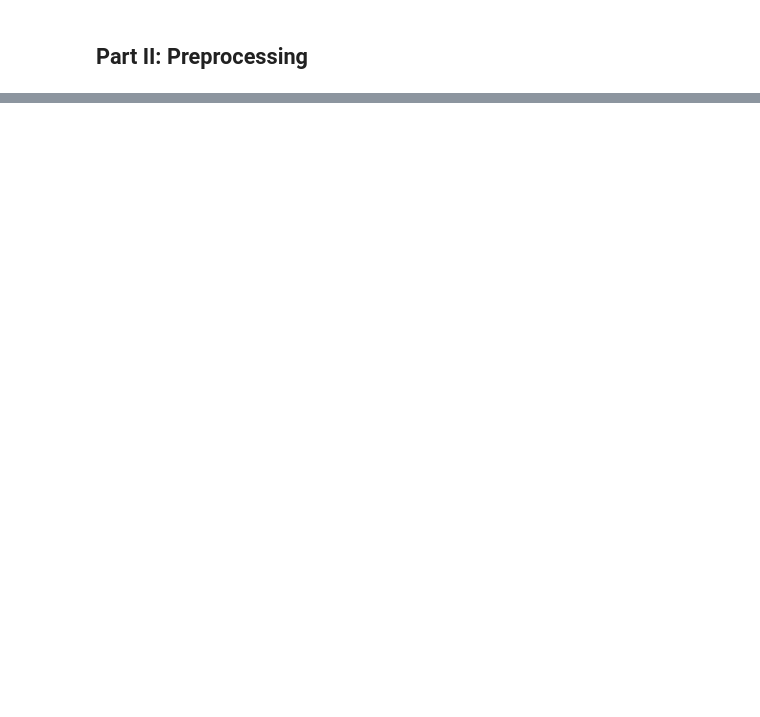
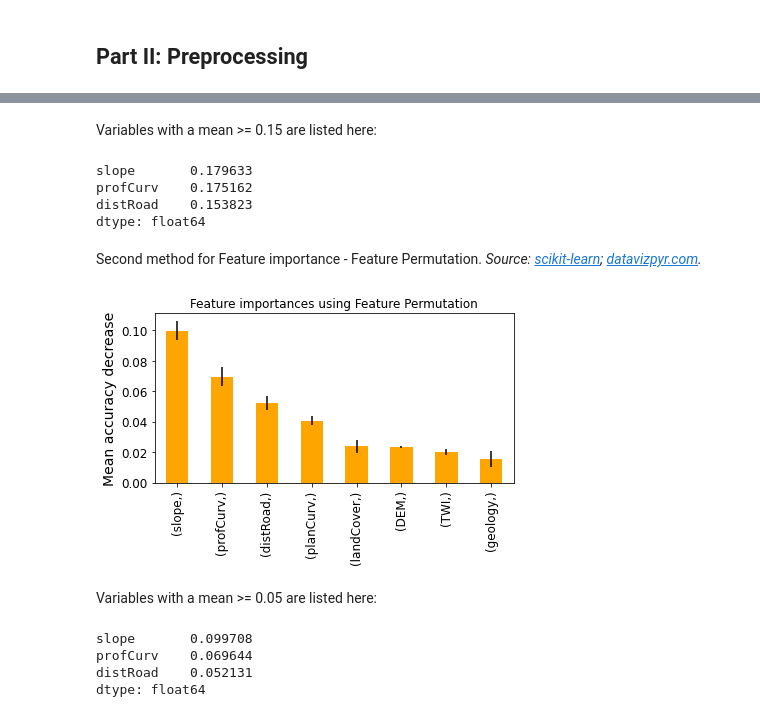
Before and after one commit to AlePol27/2022_ML_Earth_Env_Sci, a Jupyter notebook: Final_Project.ipynb, the cells around one changed output, grey strips where cells are left out. Drawn from its saved outputs; the diff is of its cells as text; code cells hidden in the pictures; blank space fills up the shorter version.

```diff
--- a/Final_Project.ipynb
+++ b/Final_Project.ipynb
@@ -336,0 +207,13 @@ Domanda di ricerca:
+# %%
+from sklearn.model_selection import GridSearchCV
+# Number of trees in random forest
+n_estimators = [int(x) for x in np.linspace(start = 50, stop = 500, num = 10)]
+# Number of features to consider at every split
+max_features = [2, 3, 4]
+# Create the parameter grid based on the results of random search
+param_grid = {'n_estimators': n_estimators,
+              'max_features': max_features}
+# Random grid to search for best hyperparameters: random search
+# of parameters, using 3 fold cross validation
+gscv = GridSearchCV(estimator = rf1, param_grid = param_grid, cv = 3, verbose=2, n_jobs = -1)
+gscv.fit(X_train, y_train) # Fit the grid search to the data
@@ -336,0 +229,3 @@ Domanda di ricerca:
+# %%
+rf2 = RandomForestClassifier(max_features = 2, n_estimators = 300)
+rf2.fit(X_train, y_train)
@@ -336,0 +253,4 @@ Domanda di ricerca:
+# %%
+importances = rf2.feature_importances_
+std = np.std([tree.feature_importances_ for tree in rf2.estimators_], axis=0)
+feature_names = [input_data.columns]
@@ -336,0 +271,43 @@ Domanda di ricerca:
+# %% [markdown]
+Variables with a mean >= 0.15 are listed here:
+# %%
+var_import_1 = forest_importances_1[forest_importances_1 >= 0.15]
+var_import_1
+# %% [output]
+slope       0.179633
+profCurv    0.175162
+distRoad    0.153823
+dtype: float64
+# %% [markdown]
+Second method for Feature importance - Feature Permutation. *Source: <a href="https://scikit-learn.org/stable/auto_examples/ensemble/plot_forest_importances.html">scikit-learn</a>; <a href="https://datavizpyr.com/bar-plots-with-matplotlib-in-python/#:~:text=To%20create%20barplot%20with%20bars,with%20Pandas%20sort_values()%20function.&text=We%20get%20dataframe%20ordered%20in%20descending%20order.">datavizpyr.com</a>.*
+# %%
+from sklearn.inspection import permutation_importance
+###
+result = permutation_importance(
+    rf2, X_test, y_test, n_repeats=10, random_state=42, n_jobs=2
+)
+#Pandas dataframe
+forest_importances_2 = pd.Series(result.importances_mean, index=feature_names)
+# %%
+#Make bars to be in ascendant order
+sorted2 = forest_importances_2.sort_values('index', ascending=False)
+#Make bar plot
+fig, ax = plt.subplots()
+sorted2.plot.bar(yerr=result.importances_std, ax=ax, color='orange')
+ax.set_title("Feature importances using Feature Permutation")
+ax.set_ylabel("Mean accuracy decrease")
+fig.tight_layout()
+plt.show()
+#plt.savefig("bar_plot_FP.png") # saving image
+# %% [output]
+[figure, added]
+# %% [markdown]
+Variables with a mean >= 0.05 are listed here:
+# %%
+var_import_2 = forest_importances_2[forest_importances_2 >= 0.05]
+var_import_2
+# %% [output]
+slope       0.099708
+profCurv    0.069644
+distRoad    0.052131
+dtype: float64
```
Also changed, not shown: parts of 76 cells of this notebook.
